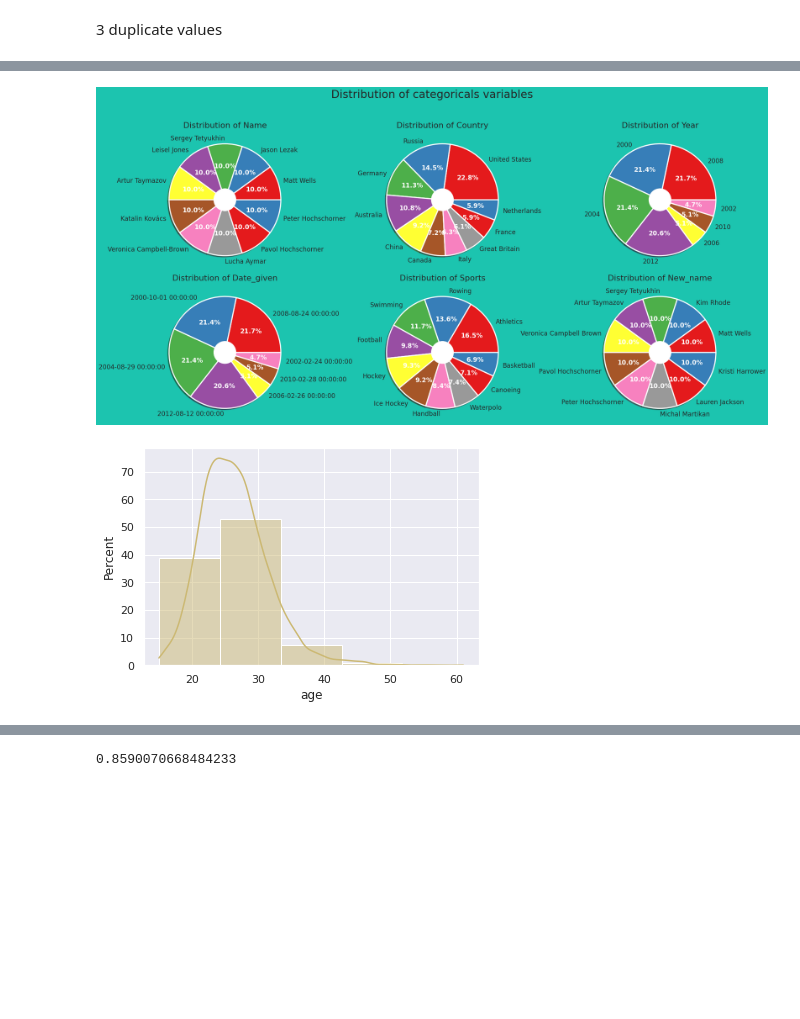
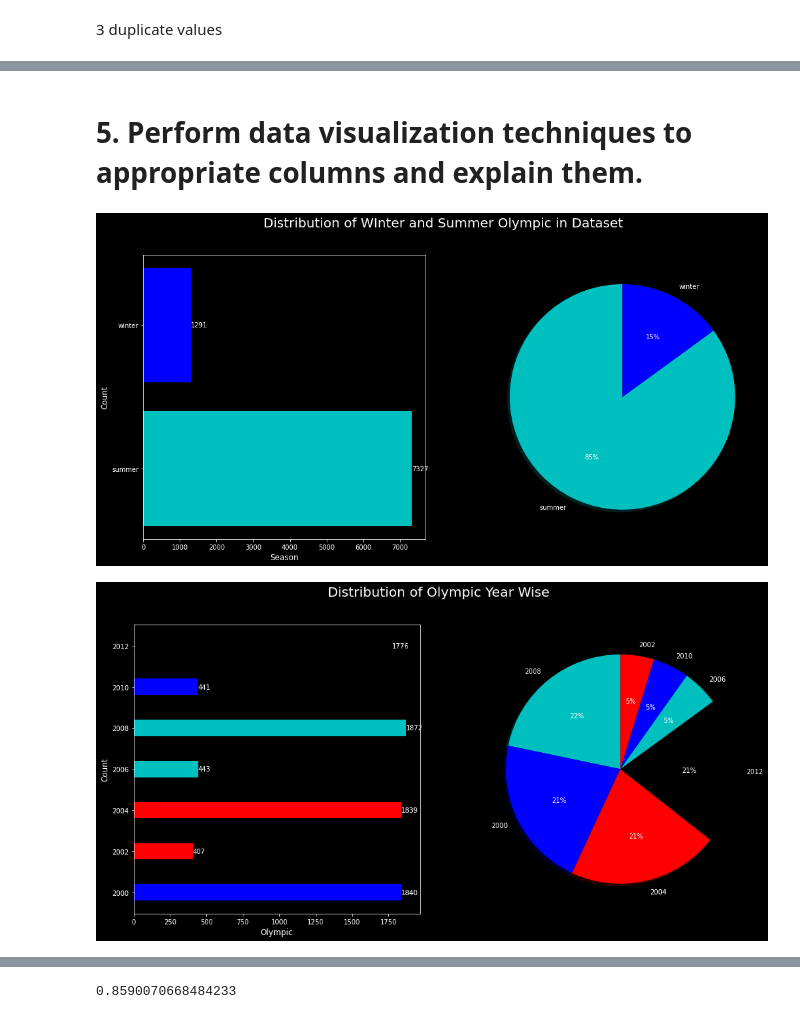
Before and after one commit to goswamimohit/Capstone, a Jupyter notebook: olympic-capstone.ipynb, the cells around one changed output, grey strips where cells are left out. Cells and saved outputs as stored; diff of their text form; code cells hidden in the pictures; blank space fills up the shorter version.

```diff
--- a/olympic-capstone.ipynb
+++ b/olympic-capstone.ipynb
@@ -223,0 +160,5 @@ olympic.duplicated().sum()
+# %%
+df1=olympic.copy(deep=True)
+# %%
+df1['month'] = df1['Date_Given'].dt.month
+df1['season'] = np.where(df1['month']== 2, 'winter', 'summer')
@@ -310,8 +272,45 @@ categoricals=olympic.select_dtypes(exclude=['int64','float64','float32'])
-# %%
-pieplot(olympic,categoricals)
-# %% [output]
-[figure, removed]
-# %%
-ax = sns.histplot(x=olympic['age'],kde=True,color="y",stat='percent',bins=5)#histogram
-# %% [output]
-[figure, removed]
+# %% [markdown]
+# 5. Perform data visualization techniques to appropriate columns and explain them.
+# %%
+total_cont=df1['season'].value_counts()
+label=total_cont.index
+values=total_cont.values.flatten()
+#pie plot
+cols = ['c', 'b', 'r', 'k']
+fig, axs = plt.subplots(1, 2, figsize=(17, 8))
+axs[0].barh(label, values,color = cols)
+axs[0].set_ylabel( "Count" , size = 12 )
+# Set label for y-axis
+axs[0].set_xlabel( "Season" , size = 12 )
+plt.style.use('dark_background')
+axs[1].pie(values, labels=label, colors = cols, startangle = 90, shadow = True, autopct='%1.0f%%', explode = (0, 0))
+fig.suptitle('Distribution of WInter and Summer Olympic in Dataset',).set_size(20)
+axs[0].grid(False)
+axs[0].bar_label(axs[0].containers[0])
+
+plt.style.use('dark_background')
+plt.show()
+# %% [output]
+[figure, added]
+# %%
+# distribution of player in each olympic
+total_cont=df1.year.value_counts()
+label=total_cont.index
+values=total_cont.values.flatten()
+#pie plot
+cols = ['c', 'b', 'r', 'k']
+fig, axs = plt.subplots(1, 2, figsize=(17, 8))
+axs[0].barh(label, values,color = cols)
+axs[0].set_ylabel( "Count" , size = 12 )
+# Set label for y-axis
+axs[0].set_xlabel( "Olympic" , size = 12 )
+plt.style.use('dark_background')
+axs[1].pie(values, labels=label, colors = cols, startangle = 90, shadow = True, autopct='%1.0f%%', explode = (0,0,0,0,0,0,0))
+fig.suptitle('Distribution of Olympic Year Wise',).set_size(20)
+axs[0].grid(False)
+axs[0].bar_label(axs[0].containers[0])
+
+plt.style.use('dark_background')
+plt.show()
+# %% [output]
+[figure, added]
```
Also changed, not shown: parts of 108 cells of this notebook.
